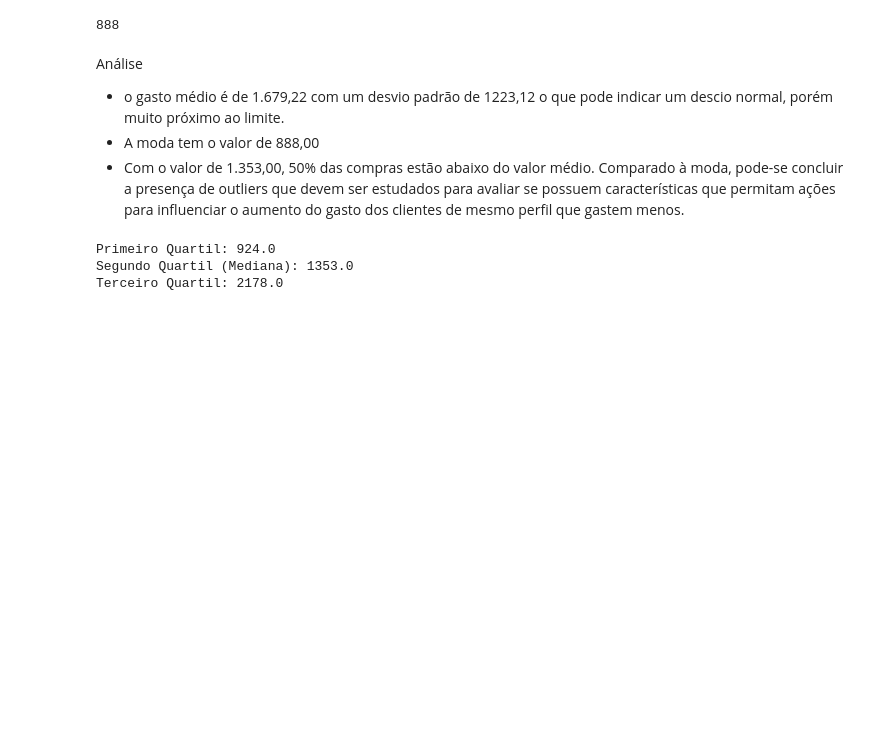
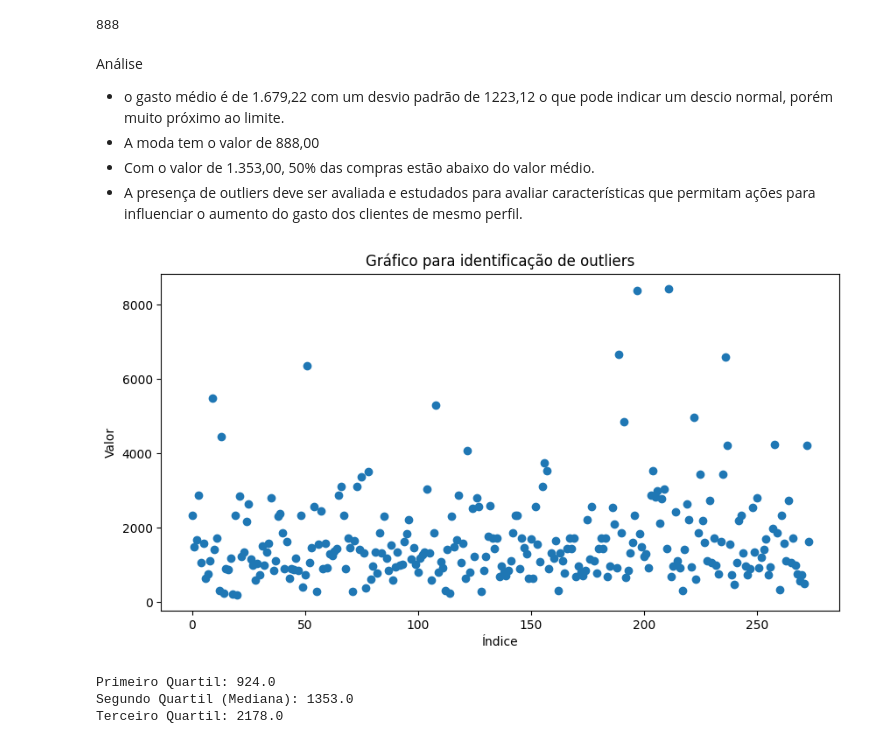
Before and after one commit to anibaltanganelli/Flora, a Jupyter notebook: flora_pratica.ipynb, the cells around one changed output. Cells and saved outputs as stored; diff of their text form; code cells hidden in the pictures; blank space fills up the shorter version.

```diff
--- a/flora_pratica.ipynb
+++ b/flora_pratica.ipynb
@@ -194,7 +194,26 @@ moda
 Análise
 - o gasto médio é de 1.679,22 com um desvio padrão de 1223,12 o que pode indicar um descio normal, porém muito próximo ao limite.
 - A moda tem o valor de 888,00
-- Com o valor de 1.353,00, 50% das compras estão abaixo do valor médio. Comparado à moda, pode-se concluir a presença de outliers que devem ser estudados para avaliar se possuem características que permitam ações para influenciar o aumento do gasto dos clientes de mesmo perfil que gastem menos.
+- Com o valor de 1.353,00, 50% das compras estão abaixo do valor médio.
+- A presença de outliers deve ser avaliada e estudados para avaliar características que permitam ações para influenciar o aumento do gasto dos clientes de mesmo perfil.
+# %%
+import matplotlib.pyplot as plt
+
+# Gerando alguns dados
+np.random.seed(0)
+dados = pedidos['valor_total']
+
+# Criando o gráfico
+plt.figure(figsize=(10,5))
+plt.plot(dados, 'o')
+plt.title('Gráfico para identificação de outliers')
+plt.xlabel('Índice')
+plt.ylabel('Valor')
+
+# Mostrando o gráfico
+plt.show()
+# %% [output]
+[figure, added]
 # %%
 #Quartis
 
```
Also changed, not shown: parts of 2 cells of this notebook.
